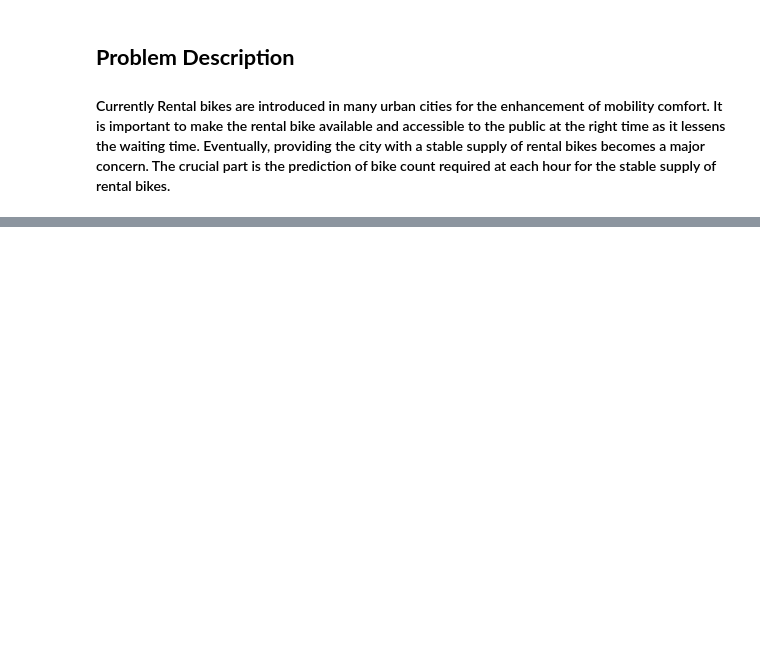
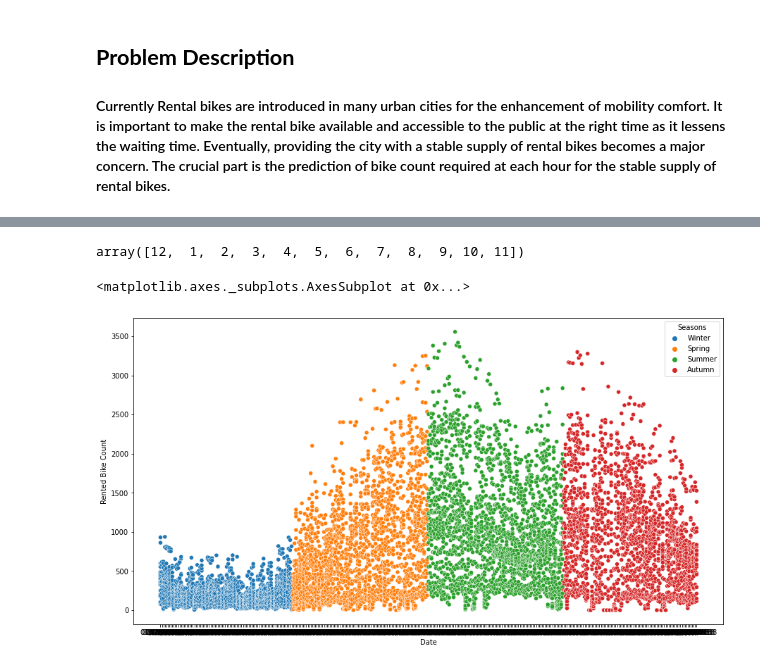
Before and after one commit to sdburde/Bike-Sharing-Demand-Prediction, a Jupyter notebook: Bike_Sharing_Demand_Prediction_Capstone_Project.ipynb, the cells around one changed output, grey strips where cells are left out. Cells and saved outputs as stored; diff of their text form; code cells hidden in the pictures; blank space fills up the shorter version.

```diff
--- a/Bike_Sharing_Demand_Prediction_Capstone_Project.ipynb
+++ b/Bike_Sharing_Demand_Prediction_Capstone_Project.ipynb
@@ -30,0 +416,2 @@
+# %%
+df["Date"] = data["Date"]
@@ -30,0 +472,4 @@
+# %%
+df['month'].unique()
+# %% [output]
+array([12,  1,  2,  3,  4,  5,  6,  7,  8,  9, 10, 11])
@@ -30,0 +479,6 @@
+# %%
+plt.figure(figsize=(15,8))
+sns.scatterplot(data=df, x="Date", y="Rented Bike Count", hue="Seasons")
+# %% [output]
+<matplotlib.axes._subplots.AxesSubplot at 0x...>
+[figure, added]
```
Also changed, not shown: parts of 51 cells of this notebook.
